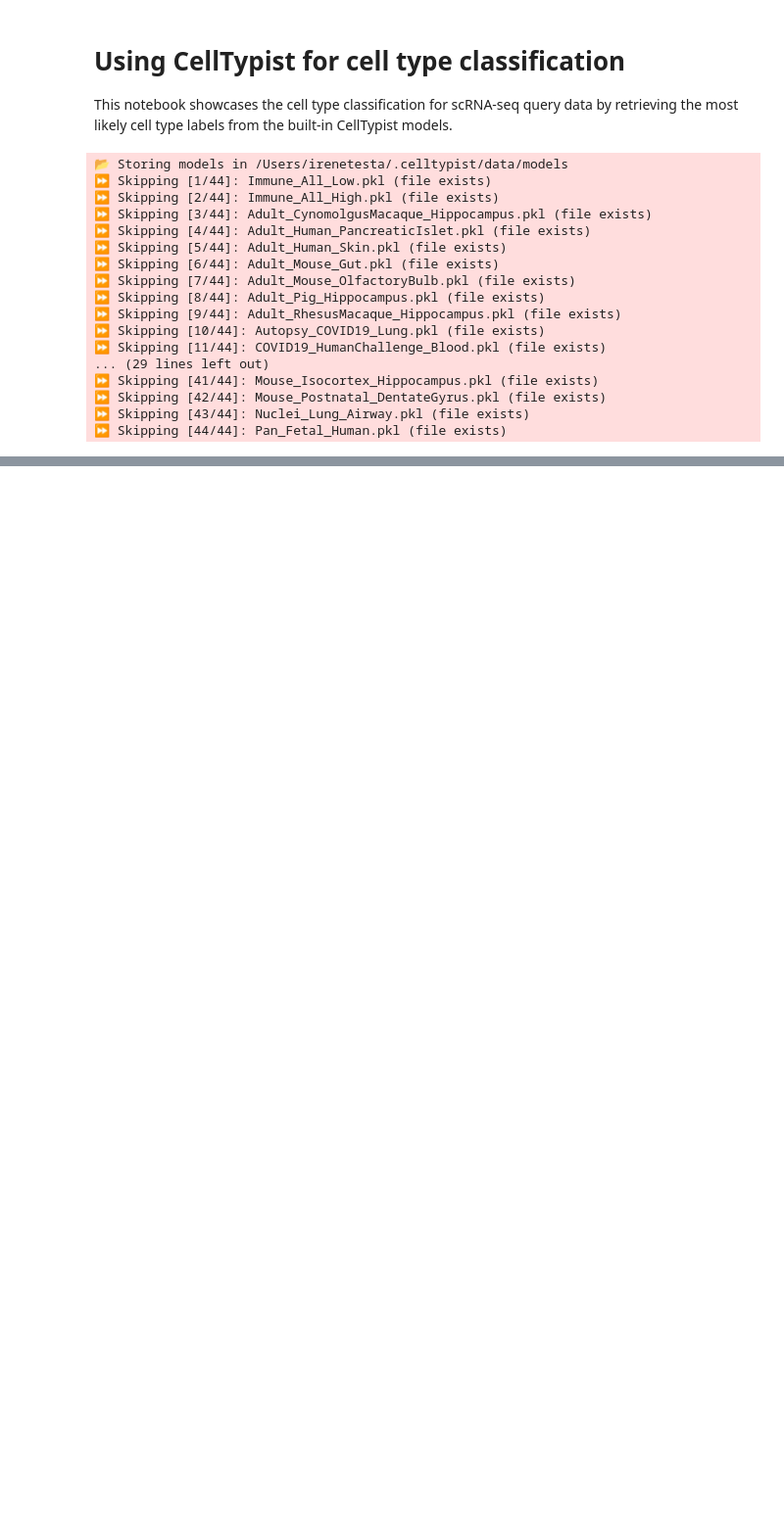
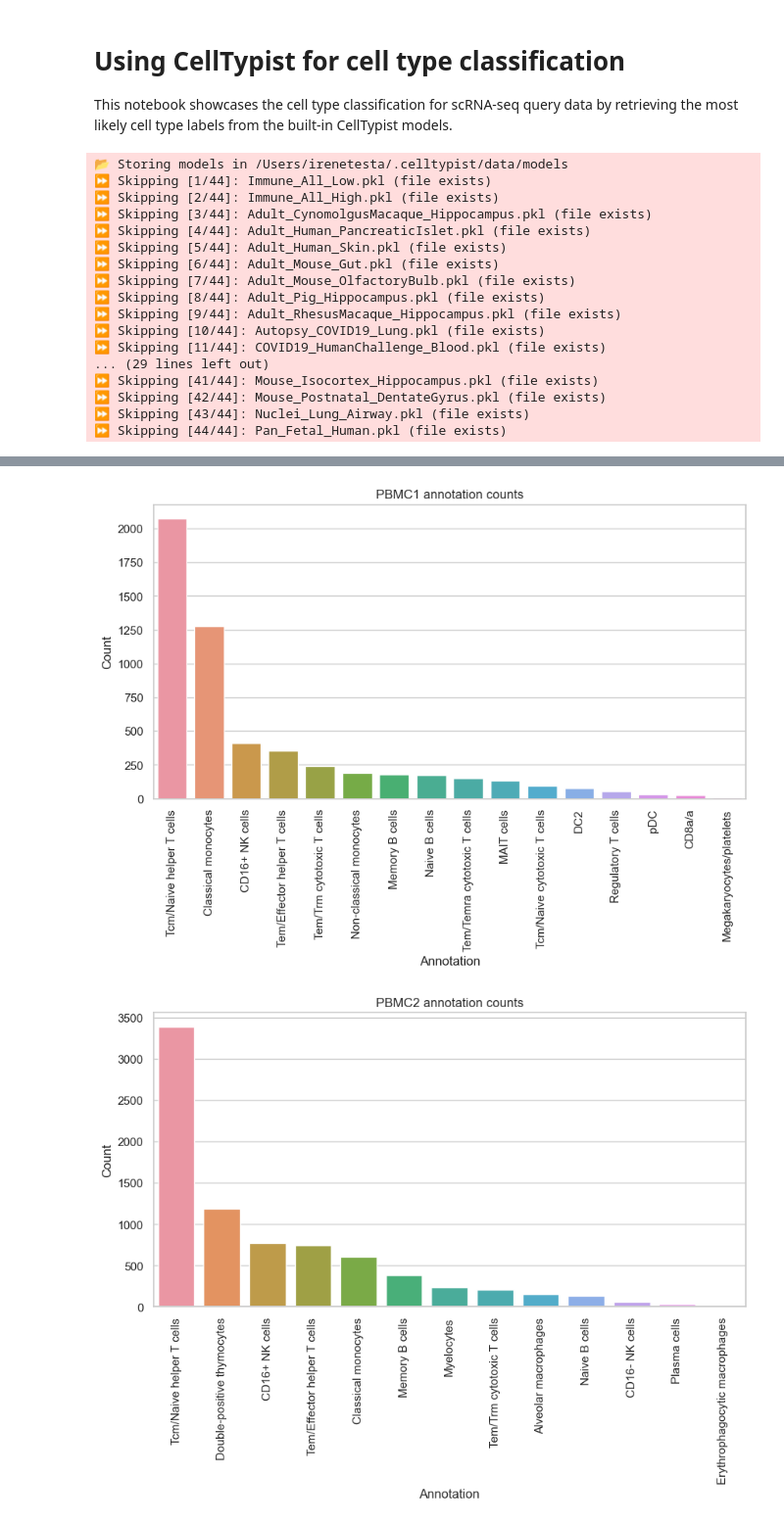
Before and after one commit to arcotan/single-cell-data-analysis, a Jupyter notebook: cell_typist.ipynb, the cells around one changed output, grey strips where cells are left out. Shown at 98% size. Drawn from its saved outputs; the diff is of its cells as text; code cells hidden in the pictures; blank space fills up the shorter version.

Commit message:
value count csv and plot

```diff
--- a/cell_typist.ipynb
+++ b/cell_typist.ipynb
@@ -74,8 +74,8 @@ def annotate_10x_dataset(datadir, model_name, out_dir):
 
     return annotation_df
 # %%
-annotation_counts = {}
+annotations = {}
 for i in range(len(DATASET_NAMES)):
     print(f"Annotating {DATASET_NAMES[i]}...")
-    annotation_counts[DATASET_NAMES[i]] = annotate_10x_dataset(FILTERED_DATASET_DIR_10X[i], CELLTYPIST_MODEL[i], FILTERED_DATASET_DIR[i]).value_counts()
+    annotations[DATASET_NAMES[i]] = annotate_10x_dataset(FILTERED_DATASET_DIR_10X[i], CELLTYPIST_MODEL[i], FILTERED_DATASET_DIR[i])
 # %% [output]
@@ -95,2 +134,24 @@ Annotating peripheral-blood...
+# %%
+#save annotation counts as csv
+annotation_counts = {}
+for i in range(len(DATASET_NAMES)):
+    annotation_counts[DATASET_NAMES[i]] = annotations[DATASET_NAMES[i]]['Cluster'].value_counts()
+    annotation_counts[DATASET_NAMES[i]].to_csv(f"{FILTERED_DATASET_DIR[i]}/celltypist_annotation_counts.csv")
 # %%
-annotation_counts
+#visualize annotation counts
+import matplotlib.pyplot as plt
+import seaborn as sns
+sns.set_theme(style="whitegrid")
+
+for i in range(len(DATASET_NAMES)):
+    plt.figure(figsize=(10, 5))
+    ax = sns.barplot(x=annotation_counts[DATASET_NAMES[i]].index, y=annotation_counts[DATASET_NAMES[i]].values)
+    ax.set_xticklabels(ax.get_xticklabels(), rotation=90)
+    ax.set_title(f"{DATASET_NAMES[i]} annotation counts")
+    ax.set_xlabel("Annotation")
+    ax.set_ylabel("Count")
+    plt.savefig(f"{FILTERED_DATASET_DIR[i]}/celltypist_annotation_counts.png", bbox_inches='tight')
+    plt.show()
+# %% [output]
+[figure, added]
+[figure, added]
```
Also changed, not shown: parts of 2 cells of this notebook.
